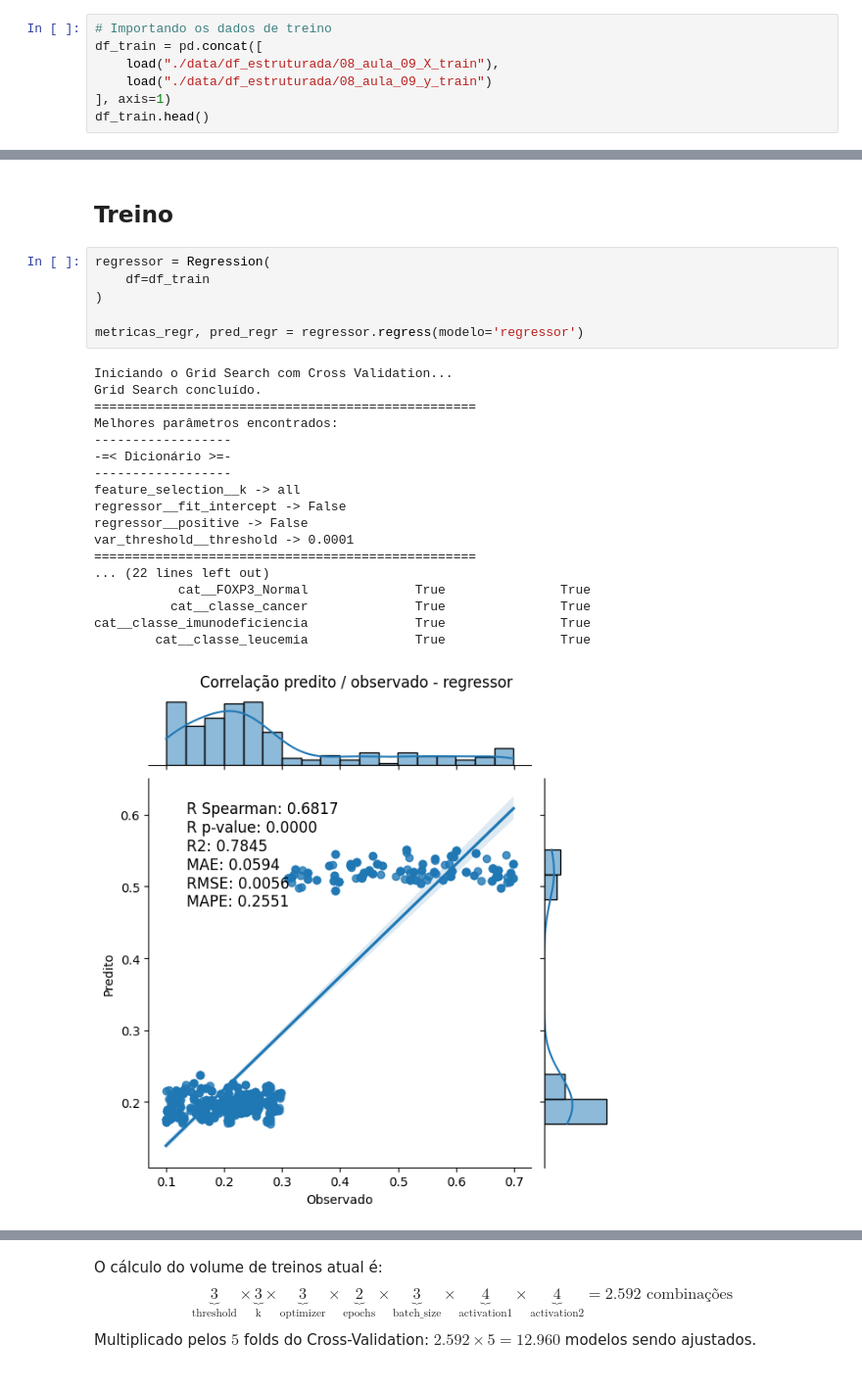
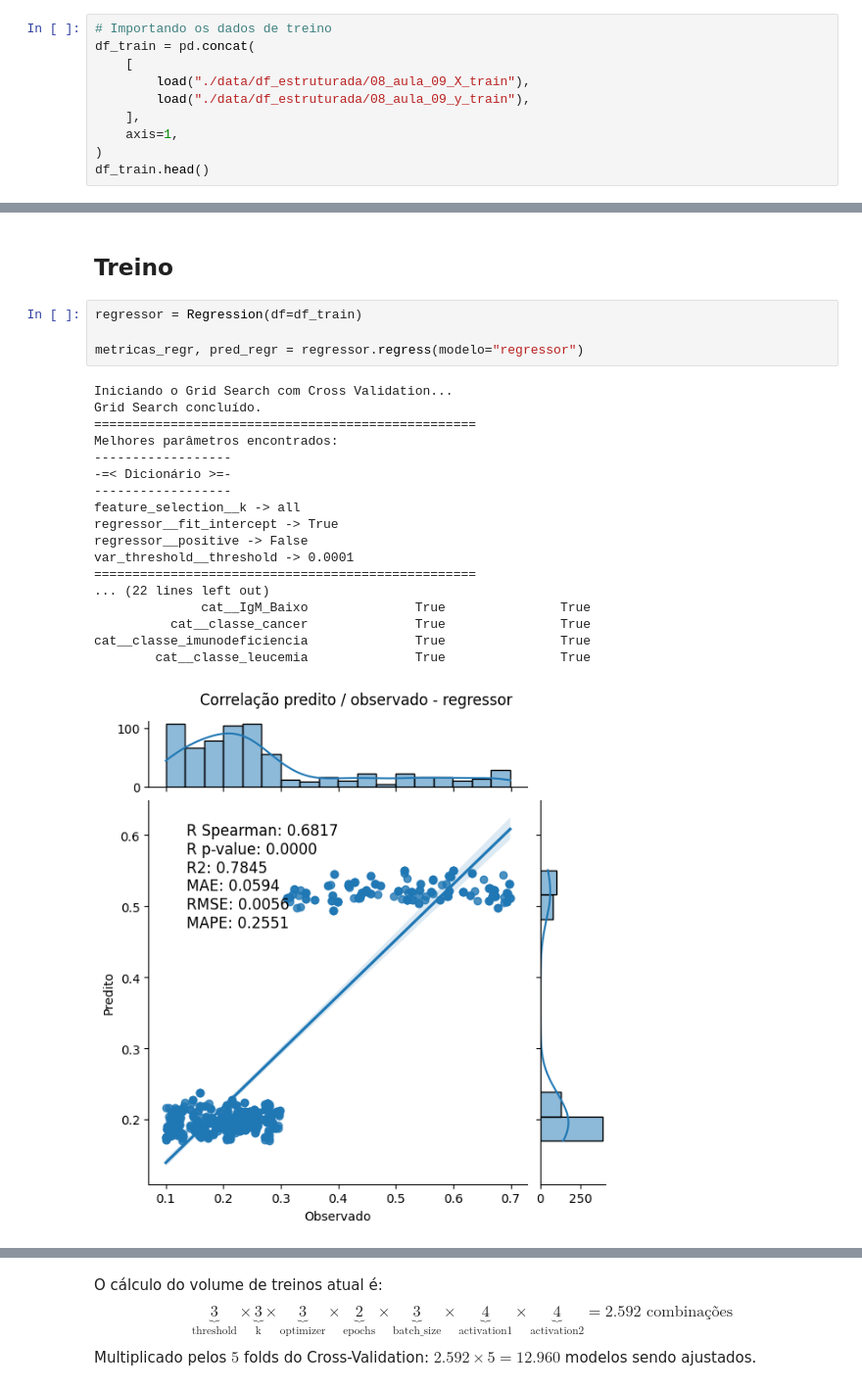
Before and after one commit to Laboratorio-de-Analise-de-Dados/disciplina_python_ml, a Jupyter notebook: dev/script/aulas_teoricas/07-aula-09-04-treinamento_regressão_2026-07-28.ipynb, the cells around one changed output, grey strips where cells are left out. Shown at 98% size. Saved outputs shown, nothing was run; the diff lists cells and outputs as text.

```diff
--- a/dev/script/aulas_teoricas/07-aula-09-04-treinamento_regressão_2026-07-28.ipynb
+++ b/dev/script/aulas_teoricas/07-aula-09-04-treinamento_regressão_2026-07-28.ipynb
@@ -62,8 +67,11 @@ os.listdir("./data/df_estruturada")
 # %%
 # Importando os dados de treino
-df_train = pd.concat([
-    load("./data/df_estruturada/08_aula_09_X_train"),
-    load("./data/df_estruturada/08_aula_09_y_train")
-], axis=1)
+df_train = pd.concat(
+    [
+        load("./data/df_estruturada/08_aula_09_X_train"),
+        load("./data/df_estruturada/08_aula_09_y_train"),
+    ],
+    axis=1,
+)
 df_train.head()
 # %% [output]
@@ -106,28 +120,26 @@ df_test.head()
 # %% [markdown]
 ## Treino
 # %%
-regressor = Regression(
-    df=df_train
-)
+regressor = Regression(df=df_train)
 
-metricas_regr, pred_regr = regressor.regress(modelo='regressor')
+metricas_regr, pred_regr = regressor.regress(modelo="regressor")
 # %% [output]
 Iniciando o Grid Search com Cross Validation...
 Grid Search concluído.
 ==================================================
 Melhores parâmetros encontrados:
 ------------------
 -=< Dicionário >=-
 ------------------
 feature_selection__k -> all
-regressor__fit_intercept -> False
+regressor__fit_intercept -> True
 regressor__positive -> False
 var_threshold__threshold -> 0.0001
 ==================================================
 ... (22 lines left out)
-           cat__FOXP3_Normal              True               True
+              cat__IgM_Baixo              True               True
           cat__classe_cancer              True               True
 cat__classe_imunodeficiencia              True               True
         cat__classe_leucemia              True               True
-[figure, old version]
+[figure, new version]
 # %%
```
Also changed, not shown: parts of 35 cells of this notebook, 54 other files.
